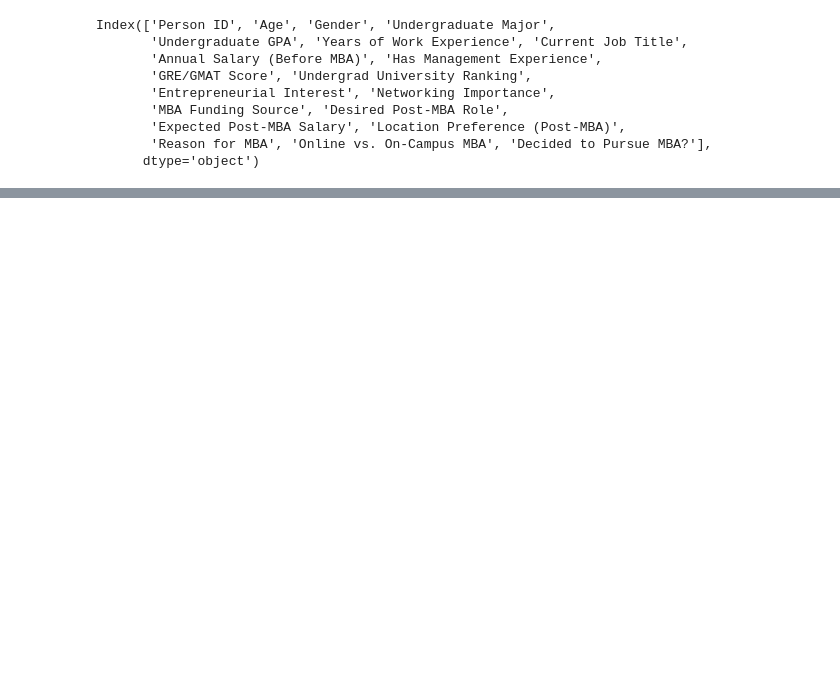
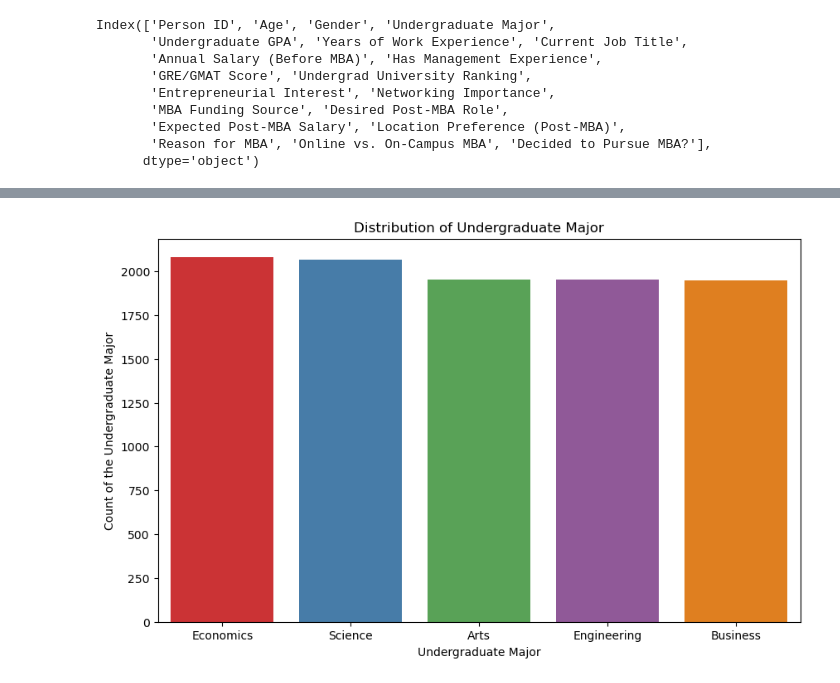
Before and after one commit to Malinda1/prediction-of-MBA, a Jupyter notebook: Exploratory_Data_Analysis.ipynb, the cells around one changed output, grey strips where cells are left out. Cells and saved outputs as stored; diff of their text form; code cells hidden in the pictures; blank space fills up the shorter version.

```diff
--- a/Exploratory_Data_Analysis.ipynb
+++ b/Exploratory_Data_Analysis.ipynb
@@ -109,0 +112,22 @@ plt.show()
+# %%
+# Undergraduate Major Distribution
+
+plt.figure(figsize = (10, 6))
+
+count_of_Undergraduate_Major = data_v1['Undergraduate Major'].value_counts().reset_index()
+count_of_Undergraduate_Major.columns = ['Undergraduate Major', 'Count']
+
+sns.barplot(
+    x = 'Undergraduate Major',
+    y = 'Count',
+    data = count_of_Undergraduate_Major,
+    hue = 'Undergraduate Major',
+    palette = 'Set1'
+)
+
+plt.title('Distribution of Undergraduate Major')
+plt.xlabel('Undergraduate Major')
+plt.ylabel('Count of the Undergraduate Major')
+plt.show()
+# %% [output]
+[figure, added]
```
Also changed, not shown: parts of 1 cell of this notebook.
